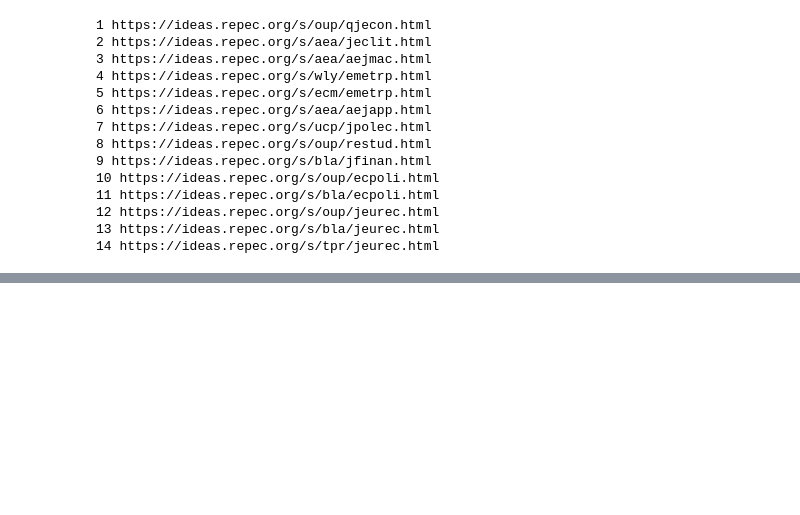
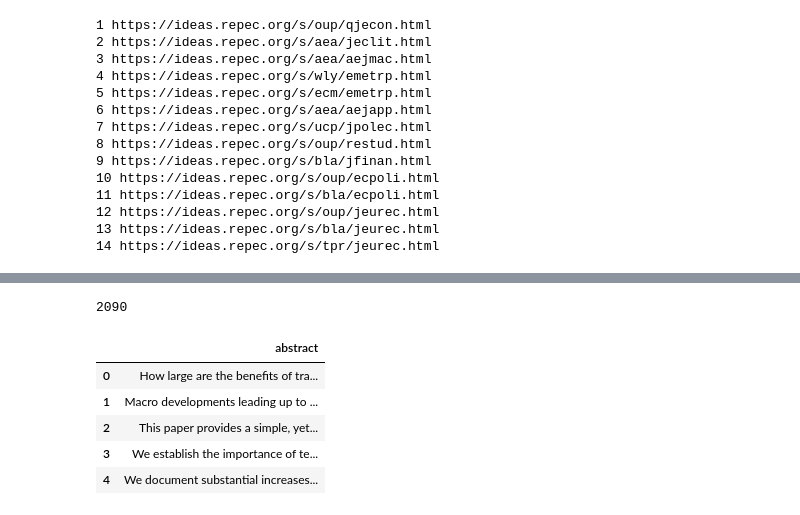
Before and after one commit to Kevinxy00/Machine-Learning-Project, a Jupyter notebook: EconWebscrape.ipynb, the cells around one changed output, grey strips where cells are left out. Saved outputs shown, nothing was run; the diff lists cells and outputs as text; code cells hidden in the pictures; blank space fills up the shorter version.

Commit message:
web scrape rank 11-20 journals

```diff
--- a/EconWebscrape.ipynb
+++ b/EconWebscrape.ipynb
@@ -241,3 +168,5 @@ for journal_url in journ_ls:
+# %%
+abstract_ls = get_abstracts(journ_ls)
 # %%
 # get rid entries where abstracts are not available
 for entry in abstract_ls:
@@ -263,0 +186,11 @@ abstract_df.to_csv(r'raw_data_econ/topJournals_abstract.csv')
+# %%
+''' Getting journals url, including same journals at multiple time
+periods as laid out in the webpage. '''
+number = 0
+journ_ls = []
+for entry in range(14, 27):
+    number = number + 1
+    base_link = soup_href[entry]["href"]
+    url = base_url + base_link
+    print(number, url)
+    journ_ls.append(url)
@@ -263,0 +211,11 @@ abstract_df.to_csv(r'raw_data_econ/topJournals_abstract.csv')
+# %%
+'''
+*********************************************
+Getting journals rank 11-20 by impact factors over 10 years.
+
+Estimated run time: 19.5 minutes (now set sleep to .25 seconds between articles
+(primarily 200 articles per journal) and 40 seconds between journals (13 nondistinct))
+
+*********************************************
+'''
+abstract_ls = get_abstracts(journ_ls)
@@ -263,0 +240,20 @@ abstract_df.to_csv(r'raw_data_econ/topJournals_abstract.csv')
+# %%
+# get rid entries where abstracts are not available
+for entry in abstract_ls:
+    if entry == 'No abstract is available for this item.':
+        abstract_ls.remove(entry)
+
+len(abstract_ls)
+# %% [output]
+2090
+# %%
+# save list of abstracts to dataframe
+abstract_df = pd.DataFrame(abstract_ls, columns=["abstract"])
+abstract_df.head()
+# %% [output]
+|  | abstract |
+| 0 | How large are the benefits of tra... |
+| 1 | Macro developments leading up to ... |
+| 2 | This paper provides a simple, yet... |
+| 3 | We establish the importance of te... |
+| 4 | We document substantial increases... |
```
Also changed, not shown: parts of 11 cells of this notebook, 1 other file.
